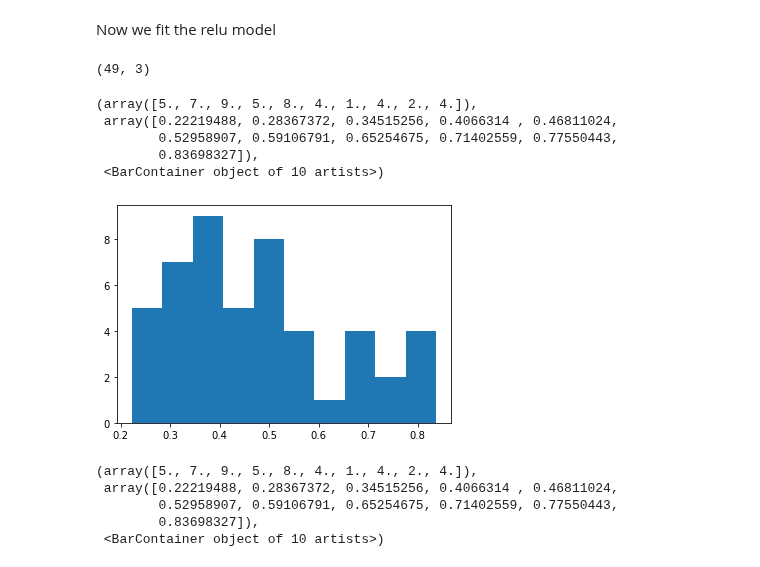
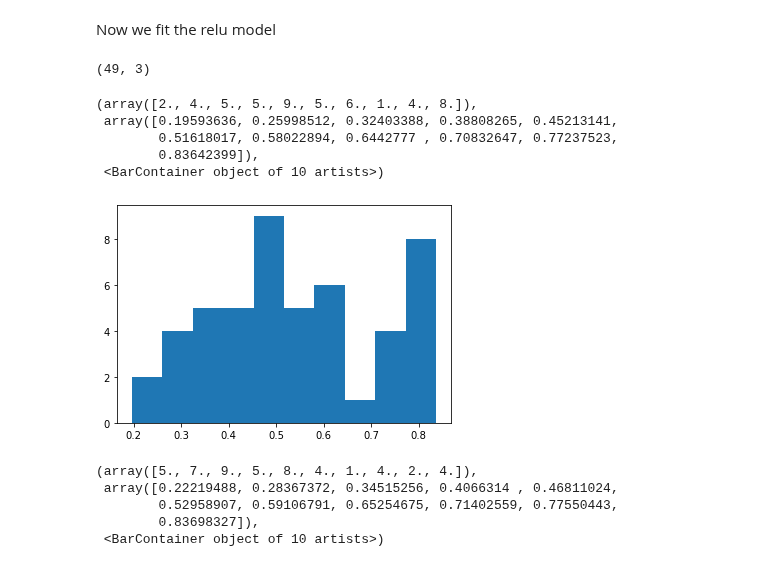
Before and after one commit to JirkoRu/analysis_scripts, a Jupyter notebook: part_level_analysis/fit_functions_trials.ipynb, the cells around one changed output. Drawn from its saved outputs; the diff is of its cells as text; code cells hidden in the pictures.

```diff
--- a/part_level_analysis/fit_functions_trials.ipynb
+++ b/part_level_analysis/fit_functions_trials.ipynb
@@ -95,8 +95,9 @@ def linear_step_func(x, x0, x1):
 # %% [markdown]
 A function to fit a candidate function to each indidividual participant
 # %%
+
 def part_fit(function, data, n_params, p0, bound):
-    """make fit to each participant and return the params
+    """make fit to each participant and return the params, here we fit on each odd trial
 
     Args:
         function (_type_): _description_
@@ -104,11 +105,12 @@ def part_fit(function, data, n_params, p0, bound):
     """
     all_popt = np.full((data.shape[0], n_params), np.nan)
     x_data = np.linspace(1, data.shape[1], data.shape[1])
+    x_data = x_data[::2]
+
     # loop over each participant
 
     for i in range(data.shape[0]):
-        y_data = data[i,:]
-
+        y_data = data[i,::2]
         popt, pcov = curve_fit(function, x_data, y_data, p0, method='dogbox',bounds=bound, maxfev=1000)
 
         all_popt[i,:] = popt
@@ -241,24 +243,24 @@ Now we fit the relu model
 # %%
 # def relu(x, w, b1, b2):
 #     y = np.maximum((x * w - b1),0) + b2
 #     return y
 
 p0 = [1, 0, 0] # this is an mandatory initial guess
 bound = ([-np.inf, 0, -np.inf], [np.inf, np.inf, np.inf])
 
-all_popt = part_fit(relu, acc_third_prop_reshaped, 3, p0, bound)
+all_popt = part_fit(relu, acc_second_prop_reshaped, 3, p0, bound)
 df = pd.DataFrame(all_popt, columns = ['w','b1',"b2"])
-df.to_csv("params_trialwise/third/relu.csv")
+df.to_csv("params_trialwise_crossval/second/relu.csv")
 print(all_popt.shape)
 plt.hist(all_popt[:,2],10)
 # %% [output]
 (49, 3)
-(array([5., 7., 9., 5., 8., 4., 1., 4., 2., 4.]),
- array([0.22219488, 0.28367372, 0.34515256, 0.4066314 , 0.46811024,
-        0.52958907, 0.59106791, 0.65254675, 0.71402559, 0.77550443,
-        0.83698327]),
+(array([2., 4., 5., 5., 9., 5., 6., 1., 4., 8.]),
+ array([0.19593636, 0.25998512, 0.32403388, 0.38808265, 0.45213141,
+        0.51618017, 0.58022894, 0.6442777 , 0.70832647, 0.77237523,
+        0.83642399]),
  <BarContainer object of 10 artists>)
-[figure, old version]
+[figure, new version]
 # %%
 plt.hist(all_popt[:,2],10)
 # %% [output]
```
Also changed, not shown: parts of 4 cells of this notebook, 16 other files.
